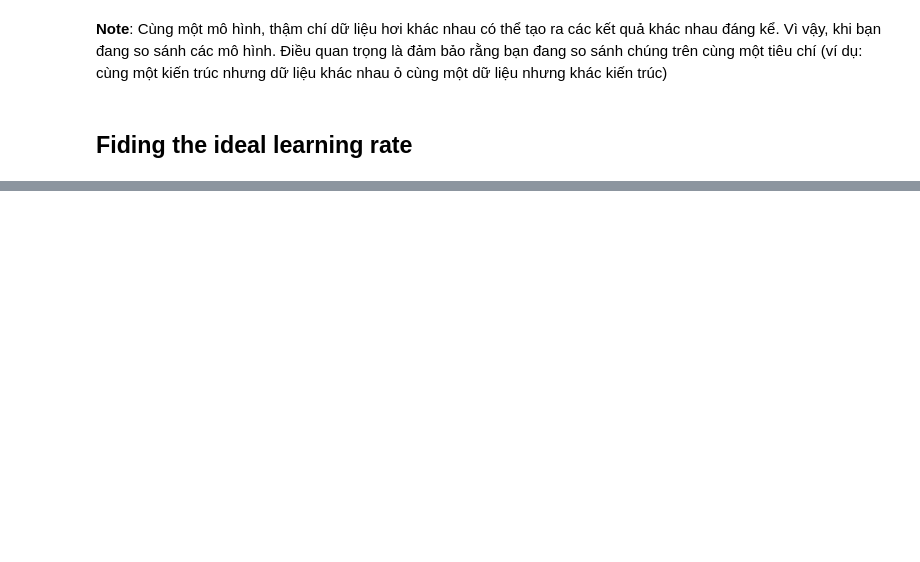
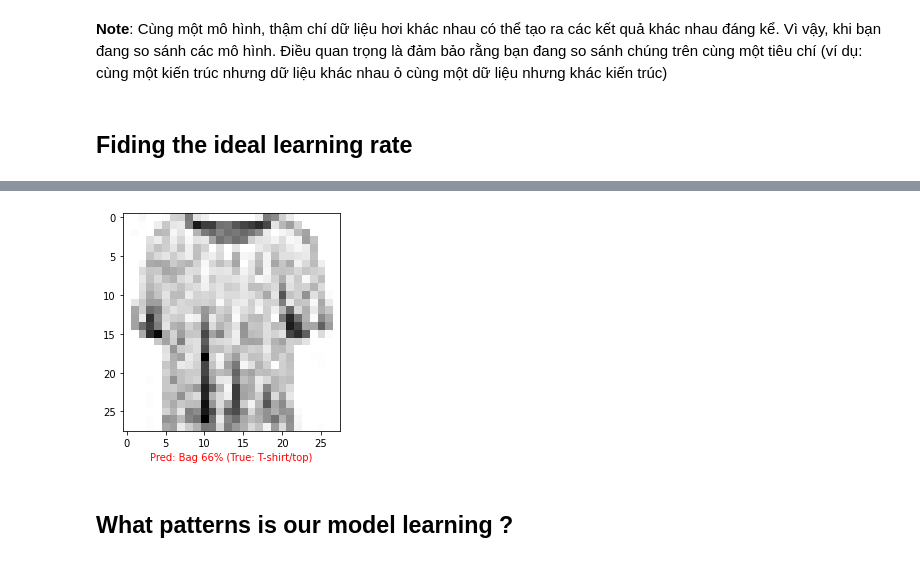
Before and after one commit to Thuoq/Practice-Tensorflow-Certificate, a Jupyter notebook: 02_Tensroflow_with_Classification_Problem.ipynb, the cells around one changed output, grey strips where cells are left out. Cells and saved outputs as stored; diff of their text form; code cells hidden in the pictures; blank space fills up the shorter version.

```diff
--- a/02_Tensroflow_with_Classification_Problem.ipynb
+++ b/02_Tensroflow_with_Classification_Problem.ipynb
@@ -1250,0 +1423,40 @@ Text(0.5, 1.0, 'Non Normalization')
+# %%
+import random
+def plot_random_image(model,images,true_labels,classes):
+  """
+  Picks a random imagae , plot it
+  """
+  # Set up randome iterger
+  i = random.randint(0,len(images))
+
+  # Create prediction and target
+  target_image = images[i]
+  # make model understand choose one image
+  pred_proba = model.predict(target_image.reshape(1,28,28))
+  # Choose max from probabilities
+  pred_label = classes[pred_proba.argmax()]
+  true_label = classes[true_labels[i]]
+
+  # Plot the image
+  plt.imshow(target_image,cmap=plt.cm.binary)
+
+  # Change the tile of color title depending of if the predition right of wrong
+  if pred_label == true_label:
+    color="green"
+  else:
+    color ="red"
+
+  # Add xlabel infromation (prediction/true label)
+  plt.xlabel("Pred: {} {:2.0f}% (True: {})".format(pred_label,
+                                                   100*tf.reduce_max(pred_proba),
+                                                   true_label),
+             color=color)
+# %%
+plot_random_image(model=model_14,
+                  images=test_data_norm, # Always make prerdiction on the same kind of data your model traine on
+                  true_labels=test_labels,
+                  classes=class_names)
+# %% [output]
+[figure, added]
+# %% [markdown]
+## What patterns is our model learning ?
```
Also changed, not shown: parts of 36 cells of this notebook.
